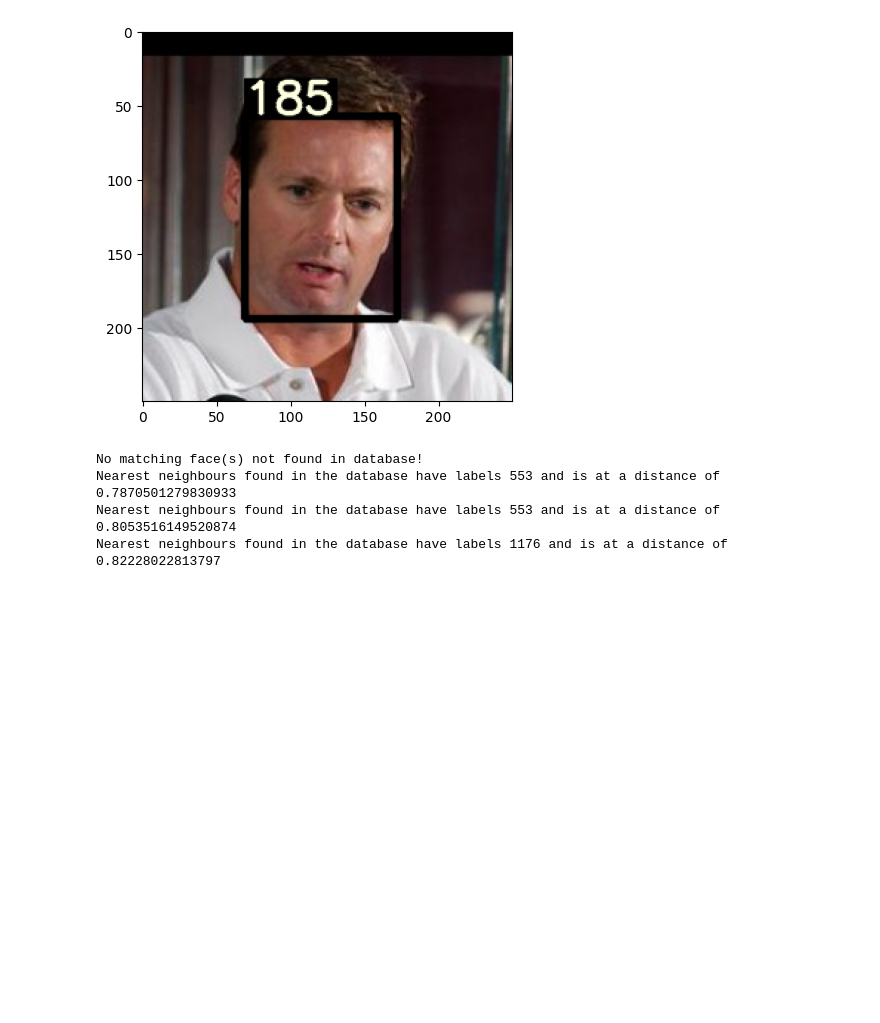
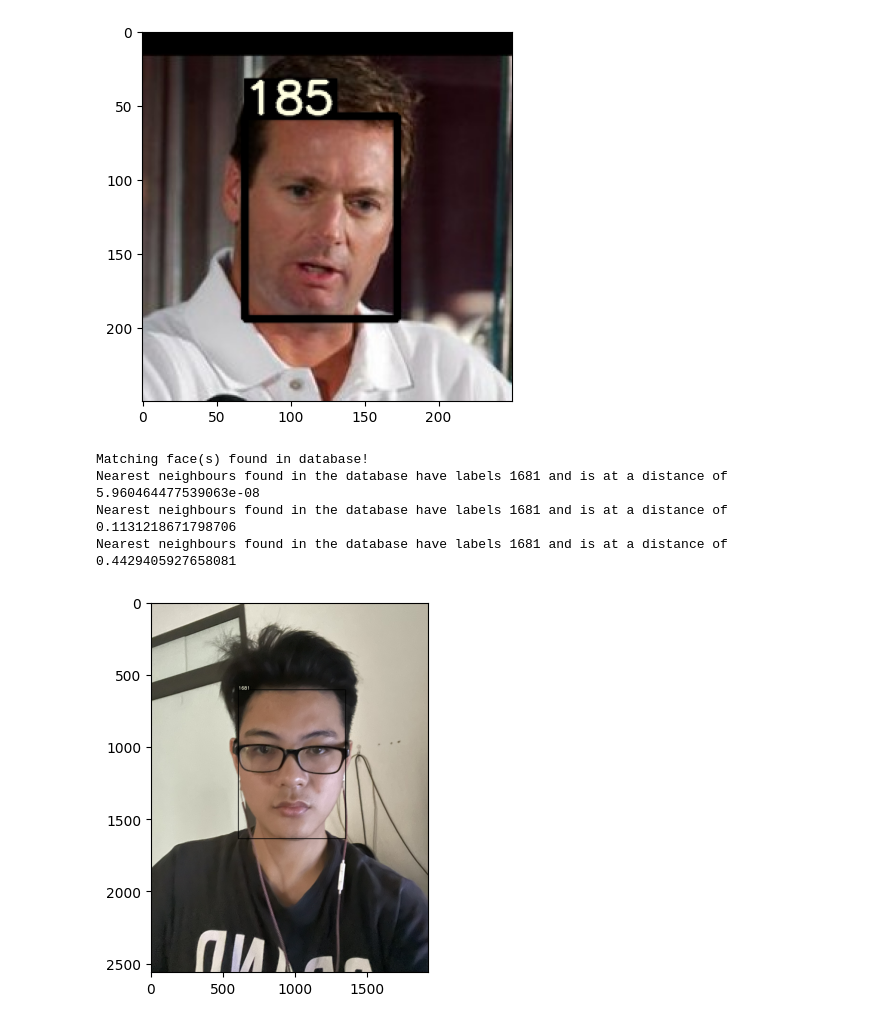
Before and after one commit to thanhnienyeumeo/Face-Recognition-ITPTIT-AI-TEAM, a Jupyter notebook: faceRecognition.ipynb, the cells around one changed output. Saved outputs shown, nothing was run; the diff lists cells and outputs as text; code cells hidden in the pictures; blank space fills up the shorter version.

```diff
--- a/faceRecognition.ipynb
+++ b/faceRecognition.ipynb
@@ -290,12 +343,13 @@ Nearest neighbours found in the database have labels 185 and is at a distance of
 Nearest neighbours found in the database have labels 185 and is at a distance of 0.25290346145629883
 [figure]
 # %%
-print_ID_results("Face Data/Face Dataset/1454/2.jpg", labels, verbose=True)
+print_ID_results("Face Data\Face Dataset\\1681\e213951aaf487c162559.jpg", labels, verbose=True)
 # %% [output]
-No matching face(s) not found in database!
-Nearest neighbours found in the database have labels 553 and is at a distance of 0.7870501279830933
-Nearest neighbours found in the database have labels 553 and is at a distance of 0.8053516149520874
-Nearest neighbours found in the database have labels 1176 and is at a distance of 0.82228022813797
+Matching face(s) found in database!
+Nearest neighbours found in the database have labels 1681 and is at a distance of 5.960464477539063e-08
+Nearest neighbours found in the database have labels 1681 and is at a distance of 0.1131218671798706
+Nearest neighbours found in the database have labels 1681 and is at a distance of 0.4429405927658081
+[figure, added]
 # %%
 print_ID_results("DSC_3459.jpg", labels)
 # %% [output]
```
Also changed, not shown: parts of 15 cells of this notebook, 8 other files.
